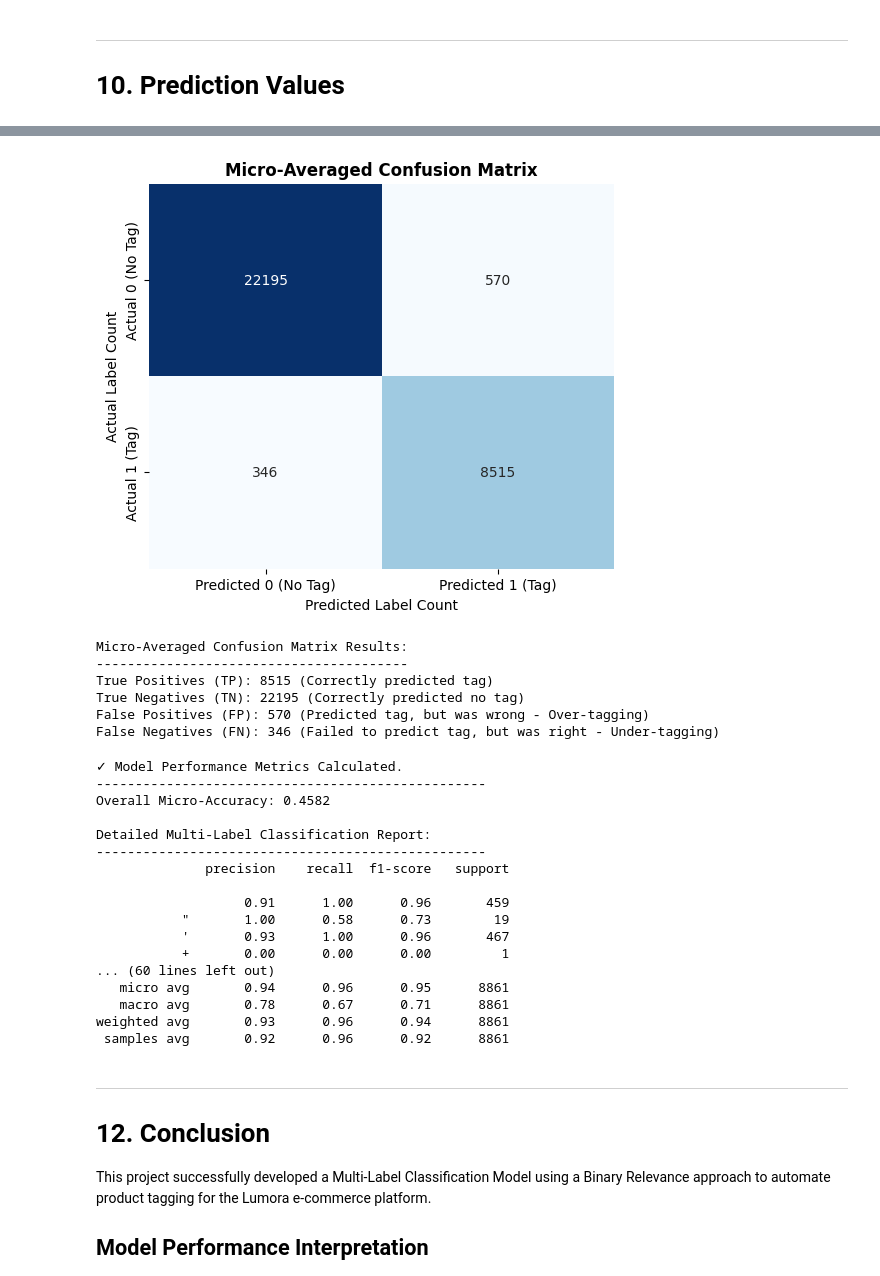
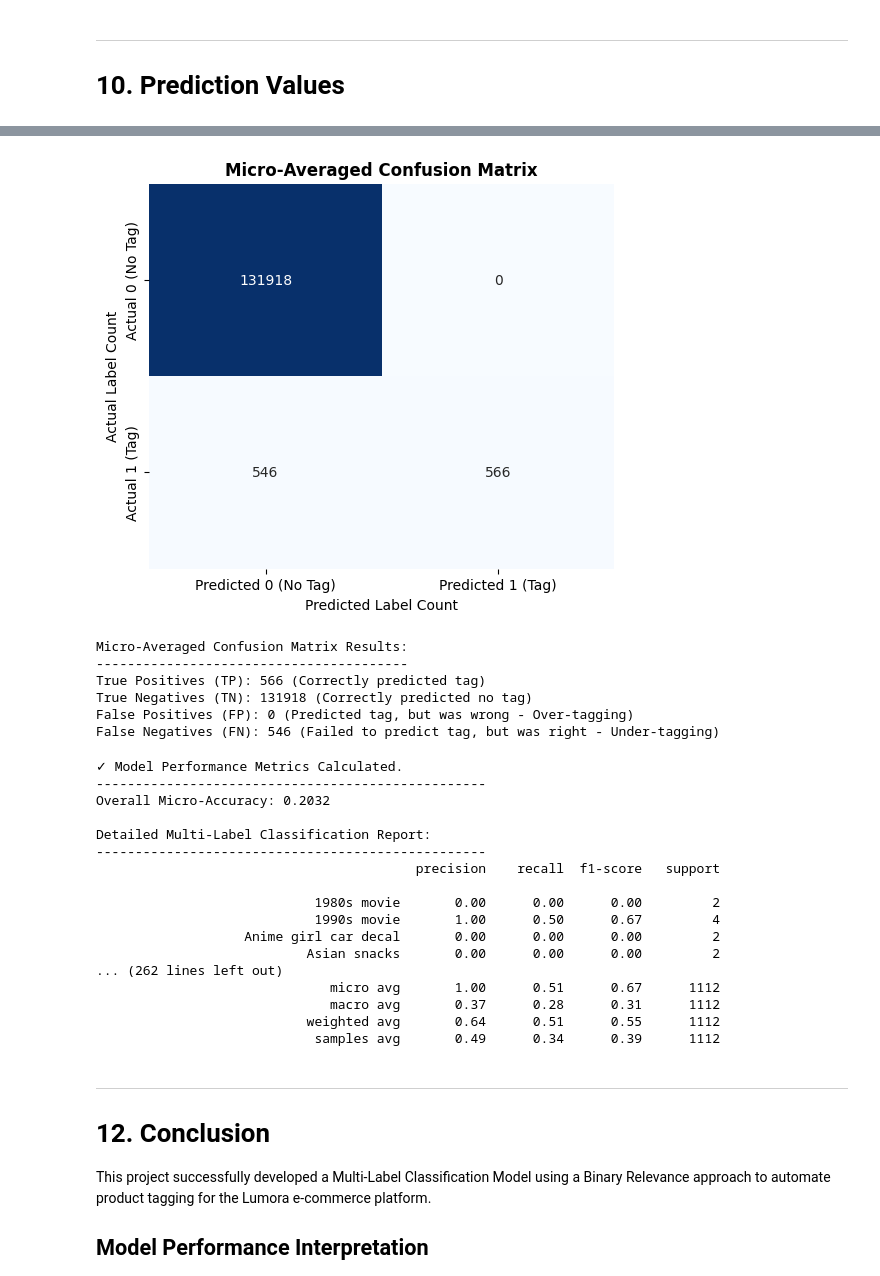
Before and after one commit to MJTeopaco/Lumora_AI-Powered_E-Commerce_Website, a Jupyter notebook: documentation/Auto-Tagging_Documentation.ipynb, the cells around one changed output, grey strips where cells are left out. Cells and saved outputs as stored; diff of their text form; code cells hidden in the pictures.

Commit message:
feature: auto-tagging is completed and working. documentation of auto-tagging needs to be fix.

```diff
--- a/documentation/Auto-Tagging_Documentation.ipynb
+++ b/documentation/Auto-Tagging_Documentation.ipynb
@@ -1018,23 +1100,0 @@ New total row count: 2509
-# %%
-import pandas as pd
-from sklearn.preprocessing import MultiLabelBinarizer
-import matplotlib.pyplot as plt
-import seaborn as sns
-
-# Assuming df_final is the combined DataFrame with the 'TAGS_LIST_FINAL' column
-# that includes augmented rows and only non-noise tags.
-
-# 1. Initialize and Fit the MultiLabelBinarizer on the augmented data
-mlb_final = MultiLabelBinarizer()
-
-# Fit the binarizer to the TAGS_LIST_FINAL column of the combined data
-Y_final_labels = mlb_final.fit_transform(df_final['TAGS_LIST_FINAL'])
-
-# 2. Create the final Target DataFrame (Y_final)
-Y_final = pd.DataFrame(Y_final_labels, columns=mlb_final.classes_)
-
-# 3. Calculate the new tag frequencies
-tag_counts_final = Y_final.sum().sort_values(ascending=False)
-
-print(f"✓ New Total Unique Tags (after augmentation): {Y_final.shape[1]}")
-print(f"✓ New Total Row Count: {Y_final.shape[0]}")
@@ -1256,51 +1287,54 @@ import numpy as np
 import matplotlib.pyplot as plt
 import seaborn as sns
 
-# 1. Convert the Pandas DataFrame (Y_test) and the prediction matrix (Y_pred)
-# into dense NumPy arrays for the confusion matrix calculation.
-Y_test_dense = Y_test.values
+# NOTE: Assuming Y_pred (the model's prediction) has been run just before this block.
 
-# --- FIX IS HERE ---
-# Y_pred is already a dense NumPy array from model.predict(), so we don't need .toarray()
+# 1. Prepare Y_test and Y_pred for the confusion matrix calculation.
+# FIX: Y_test is already a NumPy array (from the final train_test_split),
+# so we assign it directly without using .values.
+Y_test_dense = Y_test
+
+# Y_pred is already a dense NumPy array from model.predict(), so we use it directly.
 Y_pred_dense = Y_pred
 
 # 2. Calculate the overall Confusion Matrix (Micro-Averaged)
-# We flatten the matrices so scikit-learn treats it as one long stream of binary predictions.
+# The .ravel() function flattens the multi-label arrays into a single stream
+# of binary predictions (0s and 1s) for the micro-average calculation.
 conf_mat = confusion_matrix(Y_test_dense.ravel(), Y_pred_dense.ravel())
 
 # 3. Visualize the Confusion Matrix
 plt.figure(figsize=(6, 5))
 sns.heatmap(
     conf_mat,
     annot=True,
     fmt='d',
     cmap='Blues',
     cbar=False,
     xticklabels=['Predicted 0 (No Tag)', 'Predicted 1 (Tag)'],
     yticklabels=['Actual 0 (No Tag)', 'Actual 1 (Tag)']
 )
 plt.title('Micro-Averaged Confusion Matrix', fontweight='bold')
 plt.ylabel('Actual Label Count')
 plt.xlabel('Predicted Label Count')
 plt.show()
 
 # 4. Extract key values for interpretation
 TN, FP, FN, TP = conf_mat.ravel()
 
 print("Micro-Averaged Confusion Matrix Results:")
 print("-" * 40)
 print(f"True Positives (TP): {TP} (Correctly predicted tag)")
 print(f"True Negatives (TN): {TN} (Correctly predicted no tag)")
 print(f"False Positives (FP): {FP} (Predicted tag, but was wrong - Over-tagging)")
 print(f"False Negatives (FN): {FN} (Failed to predict tag, but was right - Under-tagging)")
 # %% [output]
-[figure, old version]
+[figure, new version]
 Micro-Averaged Confusion Matrix Results:
 ----------------------------------------
-True Positives (TP): 8515 (Correctly predicted tag)
-True Negatives (TN): 22195 (Correctly predicted no tag)
-False Positives (FP): 570 (Predicted tag, but was wrong - Over-tagging)
-False Negatives (FN): 346 (Failed to predict tag, but was right - Under-tagging)
+True Positives (TP): 566 (Correctly predicted tag)
+True Negatives (TN): 131918 (Correctly predicted no tag)
+False Positives (FP): 0 (Predicted tag, but was wrong - Over-tagging)
+False Negatives (FN): 546 (Failed to predict tag, but was right - Under-tagging)
 # %%
 from sklearn.metrics import accuracy_score, classification_report
 import pandas as pd
@@ -1320,7 +1354,7 @@ micro_accuracy = accuracy_score(Y_test, Y_pred)
 report = classification_report(
     Y_test,
     Y_pred,
-    target_names=Y_test.columns.tolist(), # Use the actual tag names as labels
+    target_names=mlb_final.classes_.tolist(), # Use the actual tag names as labels
     zero_division=0 # Handle tags with zero samples/predictions gracefully
 )
 
@@ -1333,21 +1367,21 @@ print(report)
 # %% [output]
 ✓ Model Performance Metrics Calculated.
 --------------------------------------------------
-Overall Micro-Accuracy: 0.4582
+Overall Micro-Accuracy: 0.2032
 
 Detailed Multi-Label Classification Report:
 --------------------------------------------------
-              precision    recall  f1-score   support
+                                         precision    recall  f1-score   support
 
-                   0.91      1.00      0.96       459
-           "       1.00      0.58      0.73        19
-           '       0.93      1.00      0.96       467
-           +       0.00      0.00      0.00         1
-... (60 lines left out)
-   micro avg       0.94      0.96      0.95      8861
-   macro avg       0.78      0.67      0.71      8861
-weighted avg       0.93      0.96      0.94      8861
- samples avg       0.92      0.96      0.92      8861
+                            1980s movie       0.00      0.00      0.00         2
+                            1990s movie       1.00      0.50      0.67         4
+                   Anime girl car decal       0.00      0.00      0.00         2
+                           Asian snacks       0.00      0.00      0.00         2
+... (262 lines left out)
+                              micro avg       1.00      0.51      0.67      1112
+                              macro avg       0.37      0.28      0.31      1112
+                           weighted avg       0.64      0.51      0.55      1112
+                            samples avg       0.49      0.34      0.39      1112
 # %% [markdown]
 ---
 
```
Also changed, not shown: parts of 19 cells of this notebook, 20 other files.
